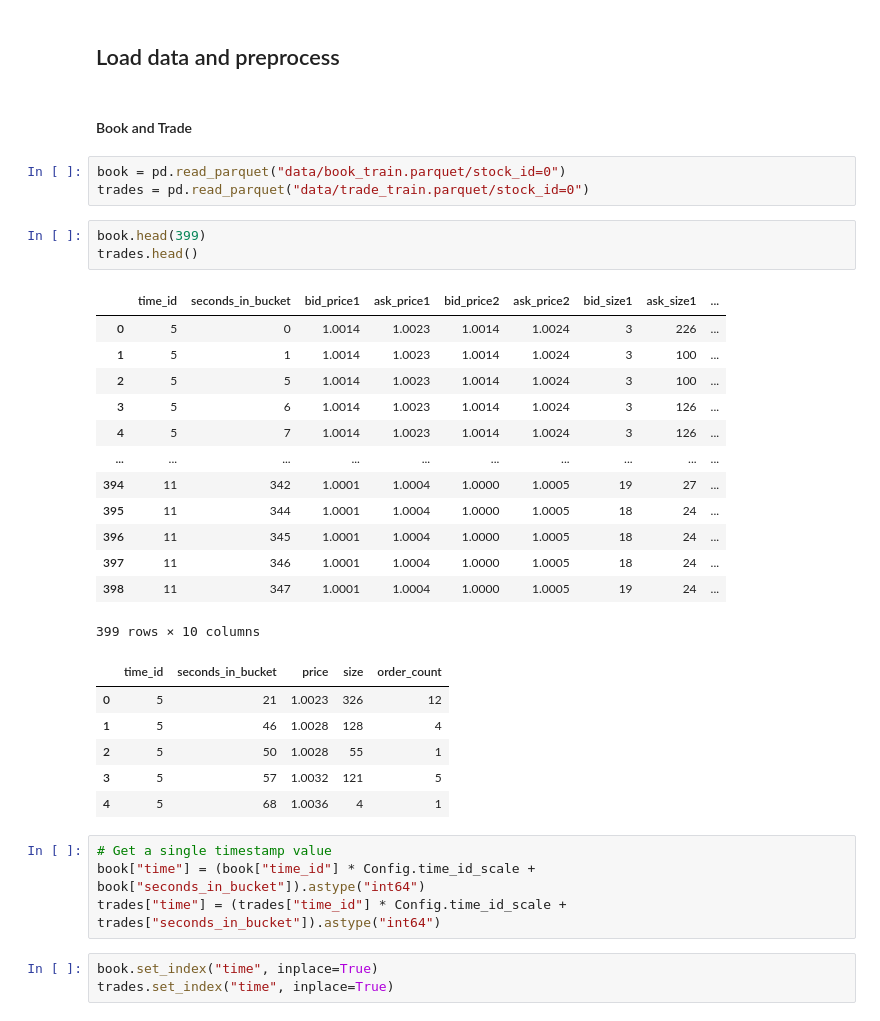
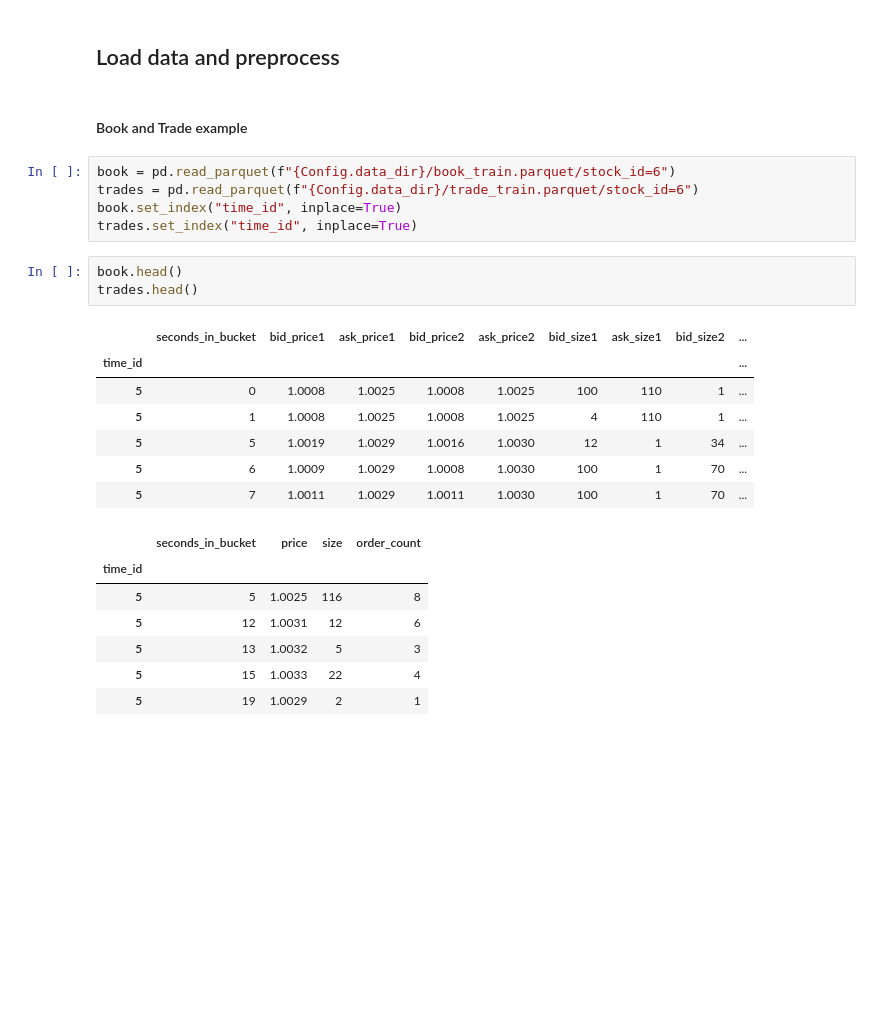
Before and after one commit to pandeydivesh15/machine-learning-practice, a Jupyter notebook: kaggle/optiver-realized-volatility-prediction/EDA_v0.ipynb, the cells around one changed output. Cells and saved outputs as stored; diff of their text form; blank space fills up the shorter version.

```diff
--- a/kaggle/optiver-realized-volatility-prediction/EDA_v0.ipynb
+++ b/kaggle/optiver-realized-volatility-prediction/EDA_v0.ipynb
@@ -56,37 +94,27 @@ class Config:
 # %% [markdown]
 ## Load data and preprocess
 # %% [markdown]
-#### Book and Trade
+#### Book and Trade example
 # %%
-book = pd.read_parquet("data/book_train.parquet/stock_id=0")
-trades = pd.read_parquet("data/trade_train.parquet/stock_id=0")
+book = pd.read_parquet(f"{Config.data_dir}/book_train.parquet/stock_id=6")
+trades = pd.read_parquet(f"{Config.data_dir}/trade_train.parquet/stock_id=6")
+book.set_index("time_id", inplace=True)
+trades.set_index("time_id", inplace=True)
 # %%
-book.head(399)
+book.head()
 trades.head()
 # %% [output]
-|  | time_id | seconds_in_bucket | bid_price1 | ask_price1 | bid_price2 | ask_price2 | bid_size1 | ask_size1 | ... |
-| 0 | 5 | 0 | 1.0014 | 1.0023 | 1.0014 | 1.0024 | 3 | 226 | ... |
-| 1 | 5 | 1 | 1.0014 | 1.0023 | 1.0014 | 1.0024 | 3 | 100 | ... |
-| 2 | 5 | 5 | 1.0014 | 1.0023 | 1.0014 | 1.0024 | 3 | 100 | ... |
-| 3 | 5 | 6 | 1.0014 | 1.0023 | 1.0014 | 1.0024 | 3 | 126 | ... |
-| 4 | 5 | 7 | 1.0014 | 1.0023 | 1.0014 | 1.0024 | 3 | 126 | ... |
-| ... | ... | ... | ... | ... | ... | ... | ... | ... | ... |
-| 394 | 11 | 342 | 1.0001 | 1.0004 | 1.0000 | 1.0005 | 19 | 27 | ... |
-| 395 | 11 | 344 | 1.0001 | 1.0004 | 1.0000 | 1.0005 | 18 | 24 | ... |
-| 396 | 11 | 345 | 1.0001 | 1.0004 | 1.0000 | 1.0005 | 18 | 24 | ... |
-| 397 | 11 | 346 | 1.0001 | 1.0004 | 1.0000 | 1.0005 | 18 | 24 | ... |
-| 398 | 11 | 347 | 1.0001 | 1.0004 | 1.0000 | 1.0005 | 19 | 24 | ... |
+|  | seconds_in_bucket | bid_price1 | ask_price1 | bid_price2 | ask_price2 | bid_size1 | ask_size1 | bid_size2 | ... |
+| time_id |  |  |  |  |  |  |  |  | ... |
+| 5 | 0 | 1.0008 | 1.0025 | 1.0008 | 1.0025 | 100 | 110 | 1 | ... |
+| 5 | 1 | 1.0008 | 1.0025 | 1.0008 | 1.0025 | 4 | 110 | 1 | ... |
+| 5 | 5 | 1.0019 | 1.0029 | 1.0016 | 1.0030 | 12 | 1 | 34 | ... |
+| 5 | 6 | 1.0009 | 1.0029 | 1.0008 | 1.0030 | 100 | 1 | 70 | ... |
+| 5 | 7 | 1.0011 | 1.0029 | 1.0011 | 1.0030 | 100 | 1 | 70 | ... |
-399 rows × 10 columns
-|  | time_id | seconds_in_bucket | price | size | order_count |
-| 0 | 5 | 21 | 1.0023 | 326 | 12 |
-| 1 | 5 | 46 | 1.0028 | 128 | 4 |
-| 2 | 5 | 50 | 1.0028 | 55 | 1 |
-| 3 | 5 | 57 | 1.0032 | 121 | 5 |
-| 4 | 5 | 68 | 1.0036 | 4 | 1 |
+|  | seconds_in_bucket | price | size | order_count |
+| time_id |  |  |  |  |
+| 5 | 5 | 1.0025 | 116 | 8 |
+| 5 | 12 | 1.0031 | 12 | 6 |
+| 5 | 13 | 1.0032 | 5 | 3 |
+| 5 | 15 | 1.0033 | 22 | 4 |
+| 5 | 19 | 1.0029 | 2 | 1 |
-# %%
-# Get a single timestamp value
-book["time"] = (book["time_id"] * Config.time_id_scale + book["seconds_in_bucket"]).astype("int64")
-trades["time"] = (trades["time_id"] * Config.time_id_scale + trades["seconds_in_bucket"]).astype("int64")
-# %%
-book.set_index("time", inplace=True)
-trades.set_index("time", inplace=True)
```
Also changed, not shown: parts of 18 cells of this notebook.
